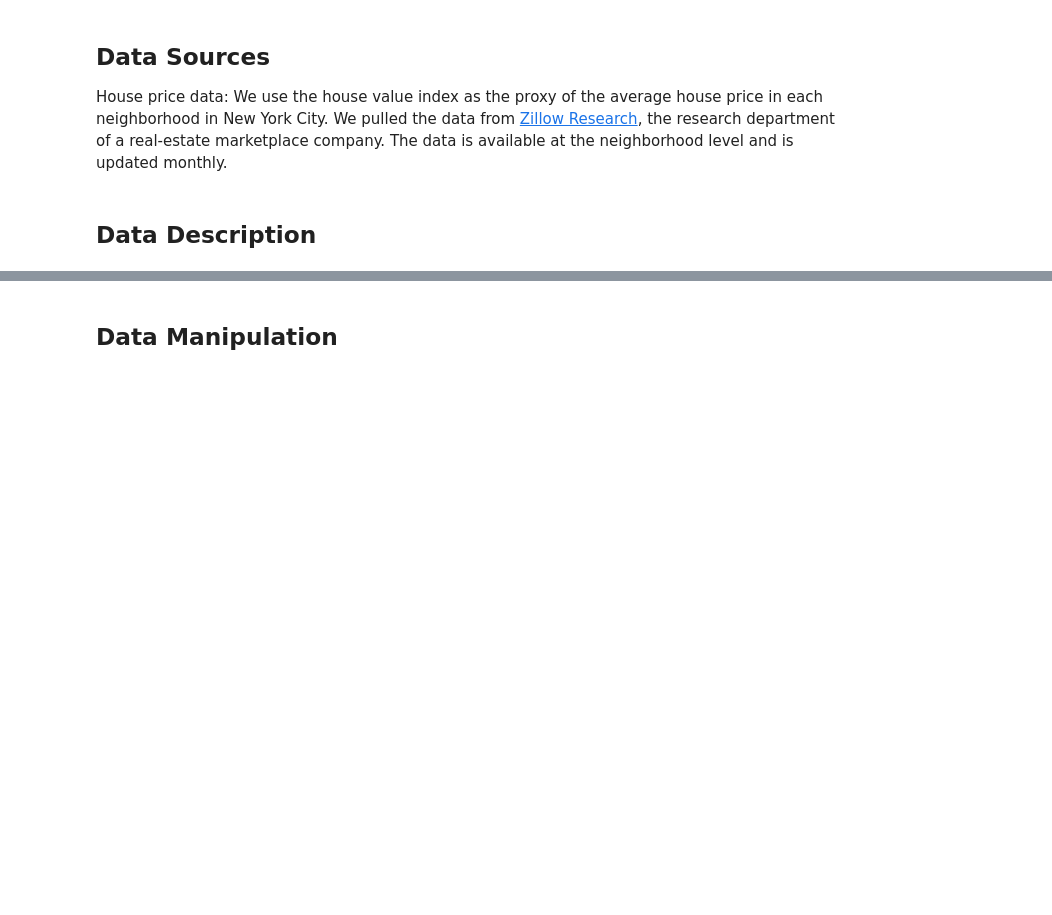
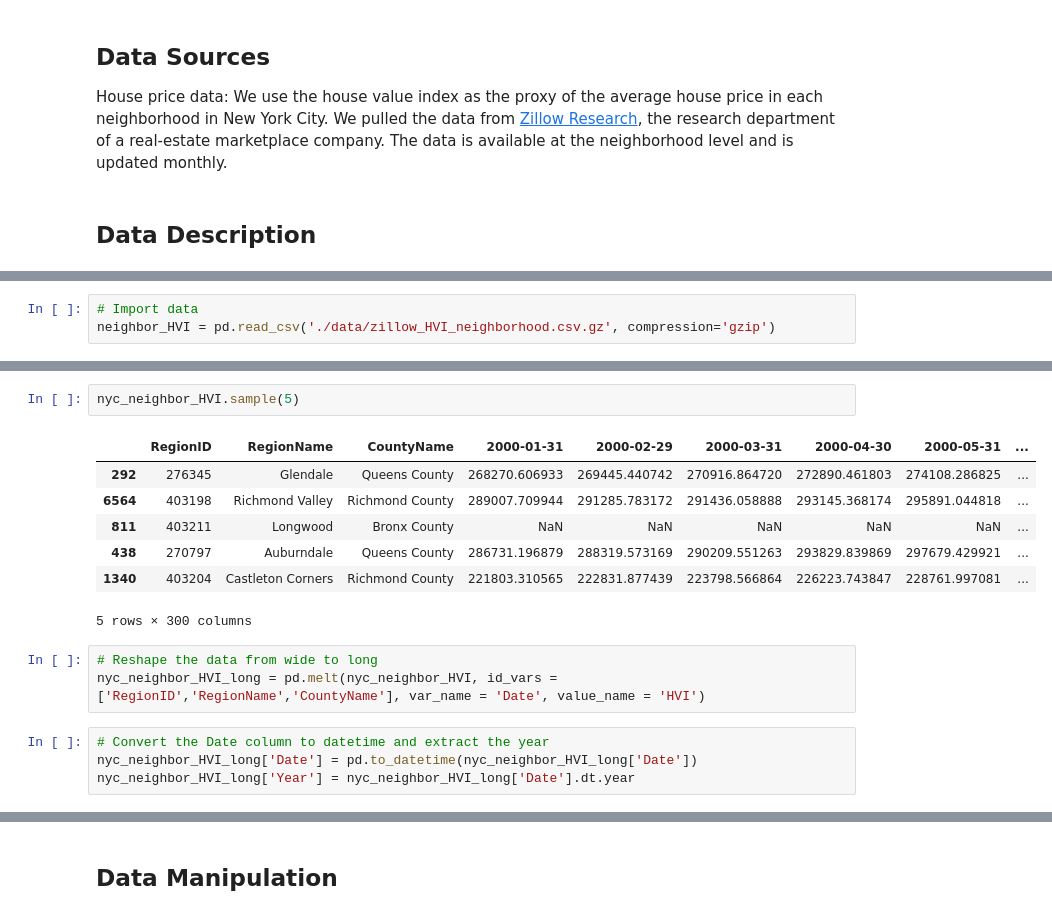
Before and after one commit to NakaFrozn/si618_final_project, a Jupyter notebook: Final_Project_Step1.ipynb, the cells around one changed output, grey strips where cells are left out. Cells and saved outputs as stored; diff of their text form; blank space fills up the shorter version.

```diff
--- a/Final_Project_Step1.ipynb
+++ b/Final_Project_Step1.ipynb
@@ -17,0 +30,3 @@ House price data: We use the house value index as the proxy of the average house
+# %%
+# Import data
+neighbor_HVI = pd.read_csv('./data/zillow_HVI_neighborhood.csv.gz', compression='gzip')
@@ -17,0 +44,17 @@ House price data: We use the house value index as the proxy of the average house
+# %%
+nyc_neighbor_HVI.sample(5)
+# %% [output]
+|  | RegionID | RegionName | CountyName | 2000-01-31 | 2000-02-29 | 2000-03-31 | 2000-04-30 | 2000-05-31 | ... |
+| 292 | 276345 | Glendale | Queens County | 268270.606933 | 269445.440742 | 270916.864720 | 272890.461803 | 274108.286825 | ... |
+| 6564 | 403198 | Richmond Valley | Richmond County | 289007.709944 | 291285.783172 | 291436.058888 | 293145.368174 | 295891.044818 | ... |
+| 811 | 403211 | Longwood | Bronx County | NaN | NaN | NaN | NaN | NaN | ... |
+| 438 | 270797 | Auburndale | Queens County | 286731.196879 | 288319.573169 | 290209.551263 | 293829.839869 | 297679.429921 | ... |
+| 1340 | 403204 | Castleton Corners | Richmond County | 221803.310565 | 222831.877439 | 223798.566864 | 226223.743847 | 228761.997081 | ... |
+5 rows × 300 columns
+# %%
+# Reshape the data from wide to long
+nyc_neighbor_HVI_long = pd.melt(nyc_neighbor_HVI, id_vars = ['RegionID','RegionName','CountyName'], var_name = 'Date', value_name = 'HVI')
+# %%
+# Convert the Date column to datetime and extract the year
+nyc_neighbor_HVI_long['Date'] = pd.to_datetime(nyc_neighbor_HVI_long['Date'])
+nyc_neighbor_HVI_long['Year'] = nyc_neighbor_HVI_long['Date'].dt.year
```
Also changed, not shown: parts of 16 cells of this notebook, 3 other files.
